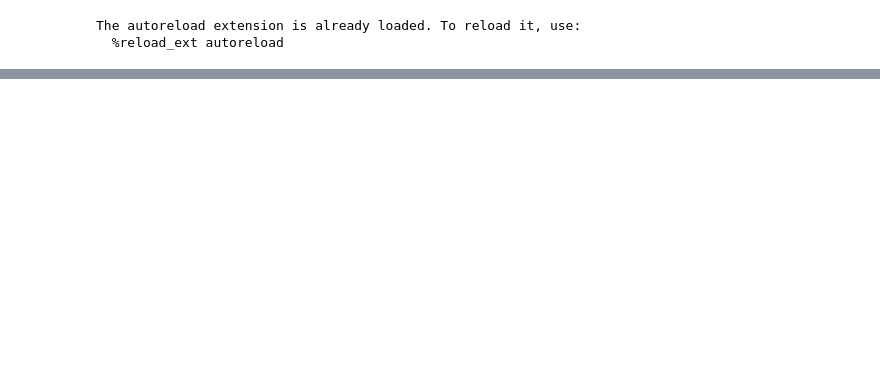
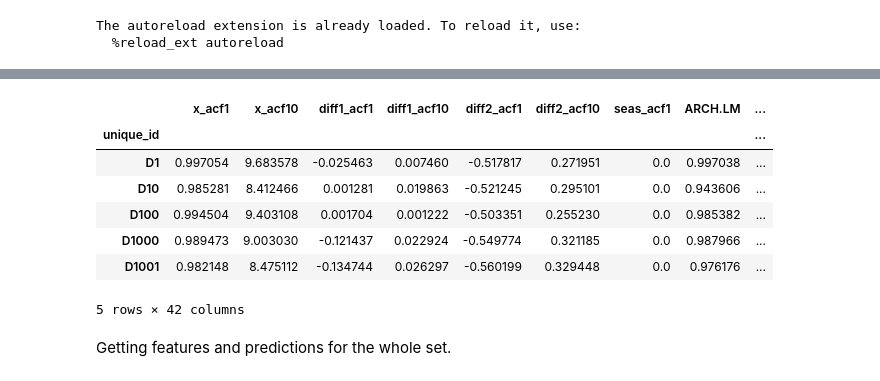
Before and after one commit to christophmark/fforma, a Jupyter notebook: comparison-fforma-r.ipynb, the cells around one changed output, grey strips where cells are left out. Drawn from its saved outputs; the diff is of its cells as text; code cells hidden in the pictures; blank space fills up the shorter version.

Commit message:
updating fforma repo

```diff
--- a/comparison-fforma-r.ipynb
+++ b/comparison-fforma-r.ipynb
@@ -17,3 +24,3 @@ The autoreload extension is already loaded. To reload it, use:
 # %%
-train_errors = pd.read_csv('R/data/errrors-fforma.csv').set_index('unique_id').sort_index()
-train_feats = pd.read_csv('R/data/feats-fforma.csv').set_index('unique_id').sort_index()
+train_errors = pd.read_csv('R/data/train-errors-fforma.csv').set_index('unique_id').sort_index()
+train_feats = pd.read_csv('R/data/train-feats-fforma.csv').set_index('unique_id').sort_index()
@@ -44,3 +37,16 @@ Will train until eval-FFORMA-loss hasn't improved in 10 rounds.
+# %%
+train_feats.head()
+# %% [output]
+|  | x_acf1 | x_acf10 | diff1_acf1 | diff1_acf10 | diff2_acf1 | diff2_acf10 | seas_acf1 | ARCH.LM | ... |
+| unique_id |  |  |  |  |  |  |  |  | ... |
+| D1 | 0.997054 | 9.683578 | -0.025463 | 0.007460 | -0.517817 | 0.271951 | 0.0 | 0.997038 | ... |
+| D10 | 0.985281 | 8.412466 | 0.001281 | 0.019863 | -0.521245 | 0.295101 | 0.0 | 0.943606 | ... |
+| D100 | 0.994504 | 9.403108 | 0.001704 | 0.001222 | -0.503351 | 0.255230 | 0.0 | 0.985382 | ... |
+| D1000 | 0.989473 | 9.003030 | -0.121437 | 0.022924 | -0.549774 | 0.321185 | 0.0 | 0.987966 | ... |
+| D1001 | 0.982148 | 8.475112 | -0.134744 | 0.026297 | -0.560199 | 0.329448 | 0.0 | 0.976176 | ... |
+5 rows × 42 columns
+# %% [markdown]
+Getting features and predictions for the whole set.
 # %%
 feats = pd.read_csv('R/data/pred-feats-fforma.csv').set_index('unique_id').sort_index()
 preds = pd.read_csv('R/data/preds-fforma.csv').set_index(['unique_id', 'ds']).sort_index()
```
Also changed, not shown: parts of 22 cells of this notebook, 3 other files.
